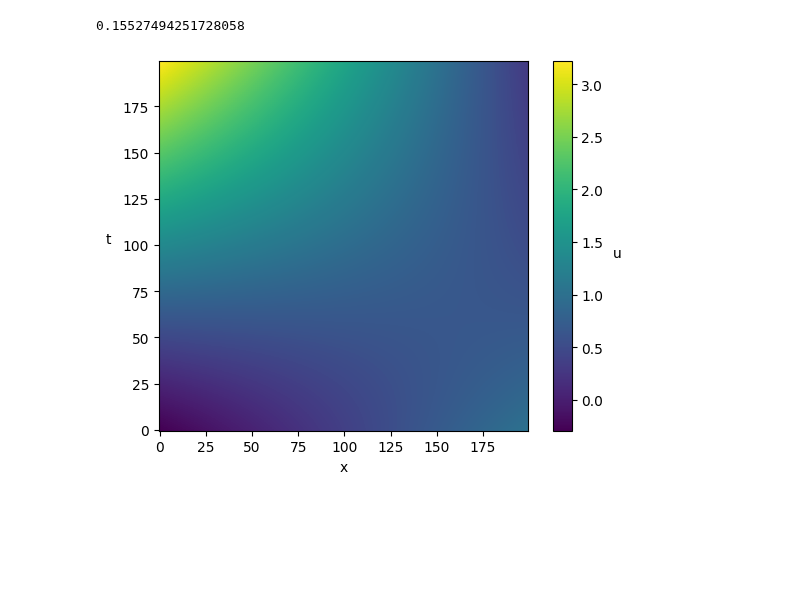
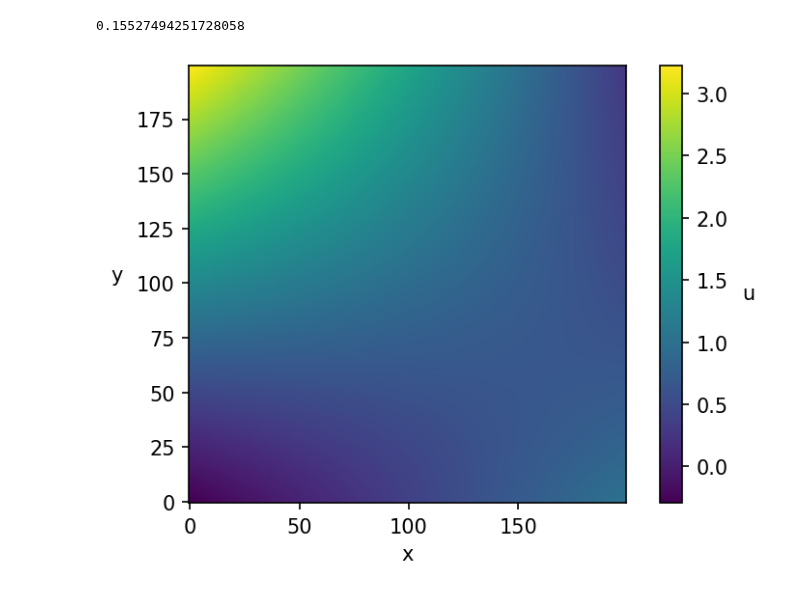
Before and after one commit to PauliusSasnauskas/sasde, a Jupyter notebook: eq3.ipynb, the cells around one changed output. Cells and saved outputs as stored; diff of their text form; code cells hidden in the pictures; blank space fills up the shorter version.

```diff
--- a/eq3.ipynb
+++ b/eq3.ipynb
@@ -124,16 +124,17 @@ error = x**2 * d2udx2 - y**2 * d2udy2
 error_c1 = prediction_best.subs(y, x**2) - sp.sin(x)
 error_c2 = prediction_best.subs(x, 0) - y**2
 errorlambdified = sp.lambdify([x, y], error**2 + error_c1**2 + error_c2**2, modules='jax')
-tt, xx = np.meshgrid(np.arange(*config.vars['x'].bounds, 0.01), np.arange(*config.vars['y'].bounds, 0.01))
-np.mean(errorlambdified(tt, xx)).item()
+xx, yy = np.meshgrid(np.arange(*config.vars['x'].bounds, 0.01), np.arange(*config.vars['y'].bounds, 0.01))
+np.mean(errorlambdified(xx, yy)).item()
 # %% [output]
 0.15527494251728058
 # %%
 u_lambd = sp.lambdify([x, y], prediction_best, modules='jax')
-plt.imshow(u_lambd(tt, xx), origin="lower")
+plt.imshow(u_lambd(xx, yy), origin="lower")
 plt.colorbar().set_label('u', rotation=0, labelpad=10)
 plt.xlabel('x')
-plt.ylabel('t', rotation=0, labelpad=10)
+plt.ylabel('y', rotation=0, labelpad=10)
+plt.gcf().set_dpi(150)
 plt.show()
 # %% [output]
-[figure, old version]
+[figure, new version]
```
Also changed, not shown: parts of 2 cells of this notebook, 2 other files.
